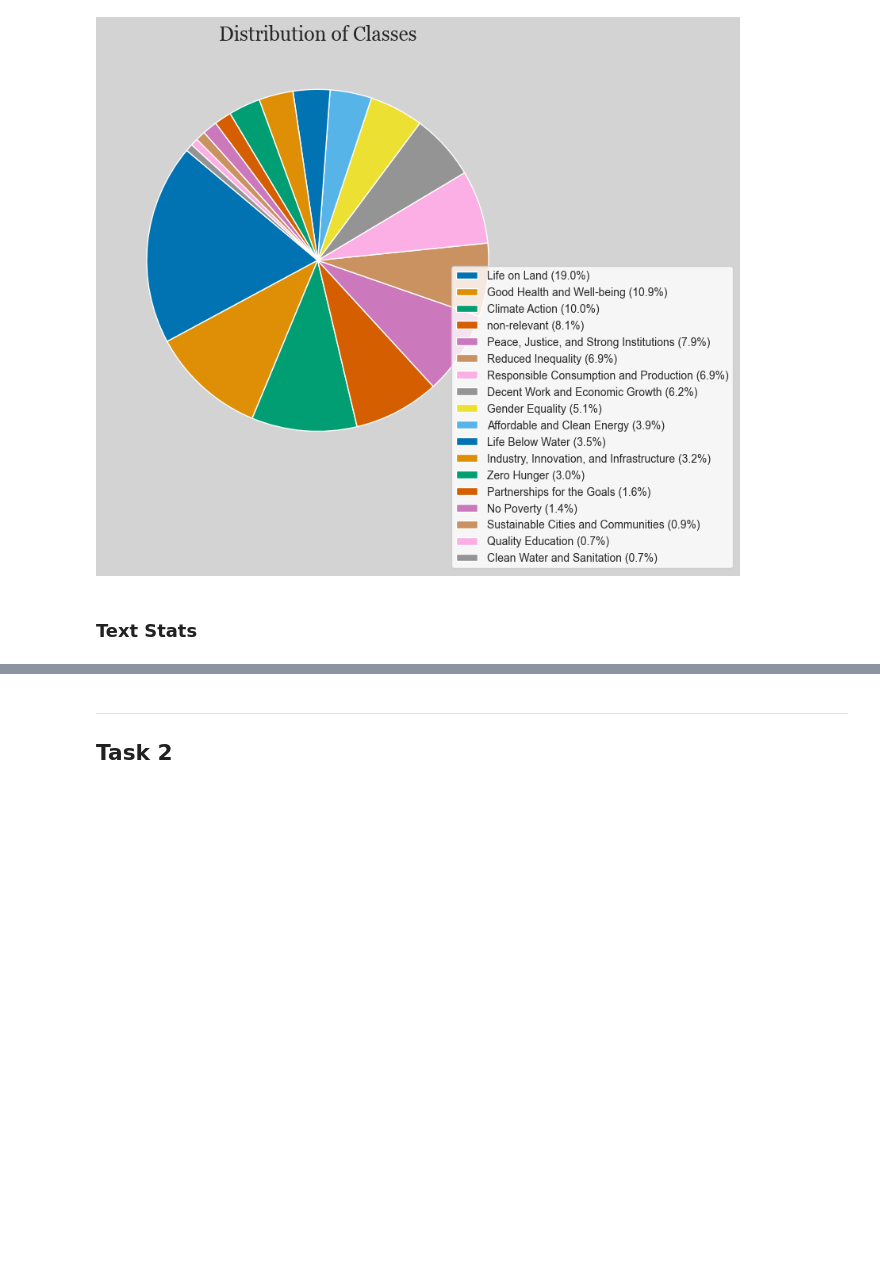
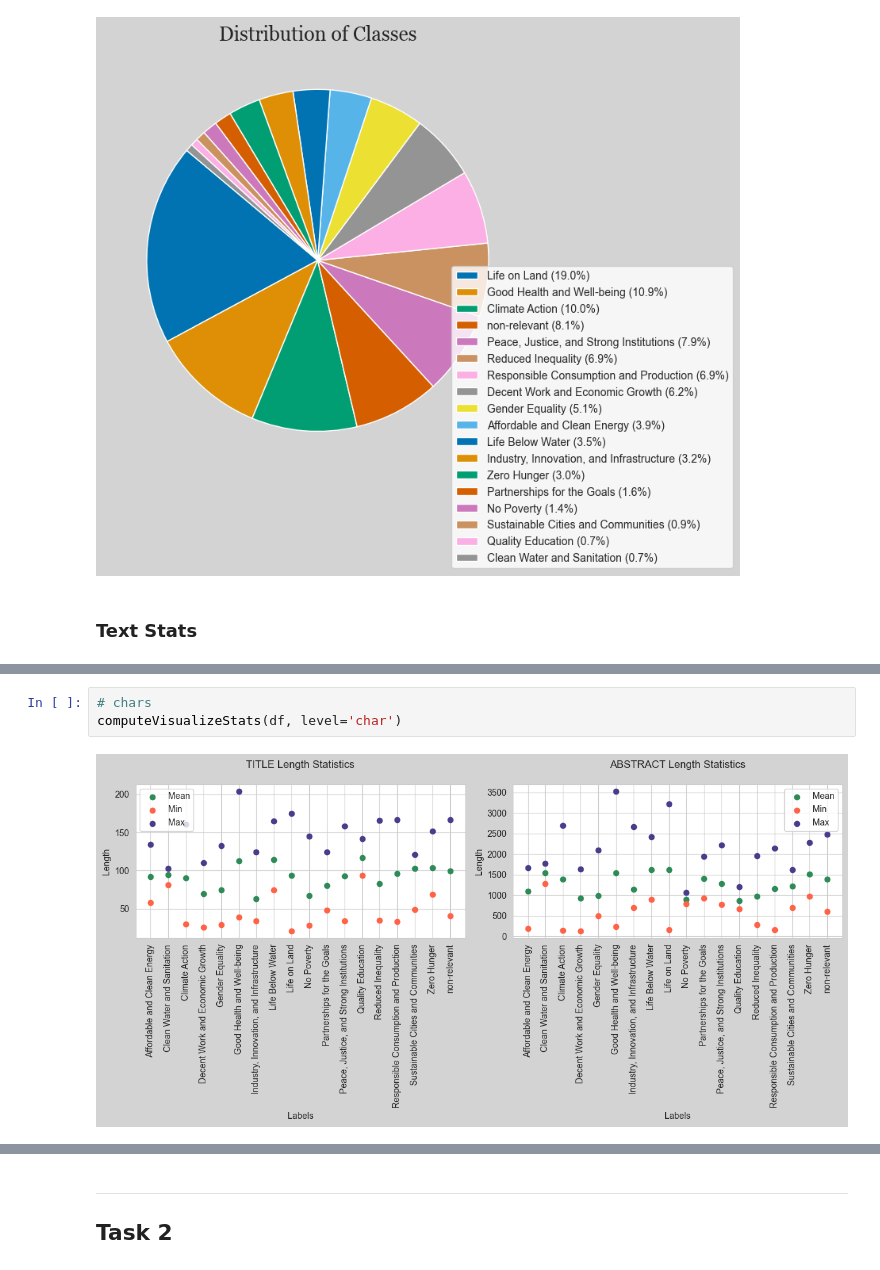
Before and after one commit to vera-bernhard/SwissTextSDG, a Jupyter notebook: analysis.ipynb, the cells around one changed output, grey strips where cells are left out. Drawn from its saved outputs; the diff is of its cells as text; blank space fills up the shorter version.

Commit message:
Modify the stats function to inlcude char and token level

```diff
--- a/analysis.ipynb
+++ b/analysis.ipynb
@@ -199,0 +203,5 @@ computeVisualizeStats(df=df)
+# %%
+# chars
+computeVisualizeStats(df, level='char')
+# %% [output]
+[figure, added]
```
Also changed, not shown: parts of 4 cells of this notebook.
